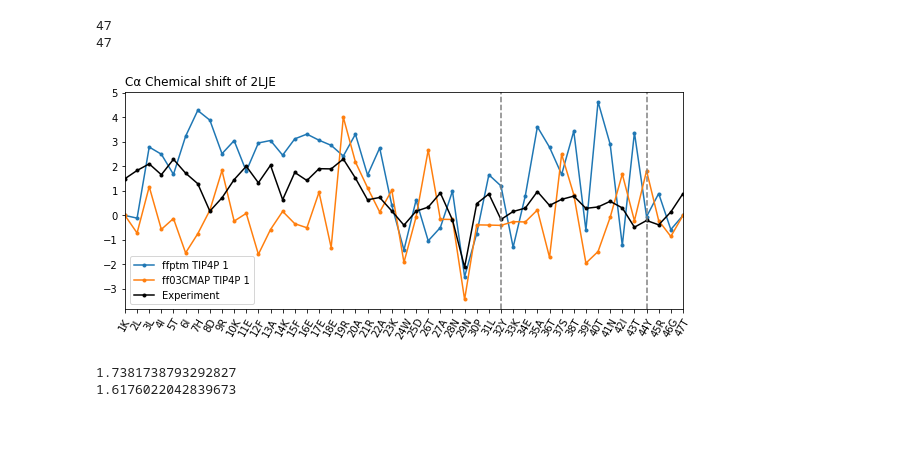
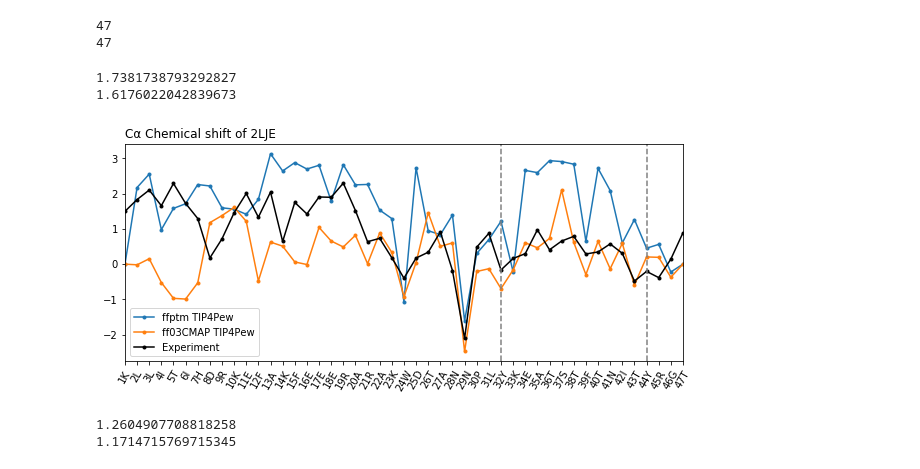
Before and after one commit to Zuricho/My_Lab, a Jupyter notebook: Figure_ipynb/ChemShift_2LJE/ChemShift_2lje.ipynb, the cells around one changed output. Cells and saved outputs as stored; diff of their text form; code cells hidden in the pictures; blank space fills up the shorter version.

```diff
--- a/Figure_ipynb/ChemShift_2LJE/ChemShift_2lje.ipynb
+++ b/Figure_ipynb/ChemShift_2LJE/ChemShift_2lje.ipynb
@@ -23,28 +22,3 @@ ExpData = [ExpData_Raw[i]-CAShift_RC_sim1[i] for i in range(len(CAShift_RC_sim1)
 # %% [output]
 47
 47
-# %%
-# Plotting!
-
-plt.subplots(figsize=(10,4))
-
-plt.plot(CAShift2_sim1,'.-',label='ffptm TIP4P 1',color="tab:blue")
-plt.plot(CAShift2_CMAP_sim1,'.-',label='ff03CMAP TIP4P 1',color="tab:orange")
-plt.plot(ExpData,'.-',label='Experiment',color="black")
-
-
-
-plt.title('Cα Chemical shift of 2LJE',loc='left')
-
-plt.xlim(0, len(CAShift2_sim1)-1)
-plt.xticks(np.arange(0,len(res_list)),res_list,rotation='60')
-
-# Tag modified residues
-plt.axvline(x=31, ymin=0, ymax=1,color="grey",linestyle="--")
-plt.axvline(x=43, ymin=0, ymax=1,color="grey",linestyle="--")
-
-plt.legend()
-plt.savefig("ChemShift_2lje_test.png",dpi=100)
-plt.show()
-# %% [output]
-[figure, removed]
@@ -56,3 +61,34 @@ print(RMSD(CAShift2_CMAP_sim1,ExpData))
 # %% [output]
 1.7381738793292827
 1.6176022042839673
+# %%
+# Plotting!
+
+plt.subplots(figsize=(10,4))
+
+plt.plot(AvgShift,'.-',label='ffptm TIP4Pew',color="tab:blue")
+plt.plot(AvgShift_CMAP,'.-',label='ff03CMAP TIP4Pew',color="tab:orange")
+plt.plot(ExpData,'.-',label='Experiment',color="black")
+
+
+
+plt.title('Cα Chemical shift of 2LJE',loc='left')
+
+plt.xlim(0, len(AvgShift)-1)
+plt.xticks(np.arange(0,len(res_list)),res_list,rotation='60')
+
+# Tag modified residues
+plt.axvline(x=31, ymin=0, ymax=1,color="grey",linestyle="--")
+plt.axvline(x=43, ymin=0, ymax=1,color="grey",linestyle="--")
+
+plt.legend()
+plt.savefig("ChemShift_2lje_TIP4Pew.png",dpi=100)
+plt.show()
+# %% [output]
+[figure, added]
+# %%
+print(RMSD(AvgShift,ExpData))
+print(RMSD(AvgShift_CMAP,ExpData))
+# %% [output]
+1.2604907708818258
+1.1714715769715345
```
Also changed, not shown: parts of 5 cells of this notebook, 37 other files.
